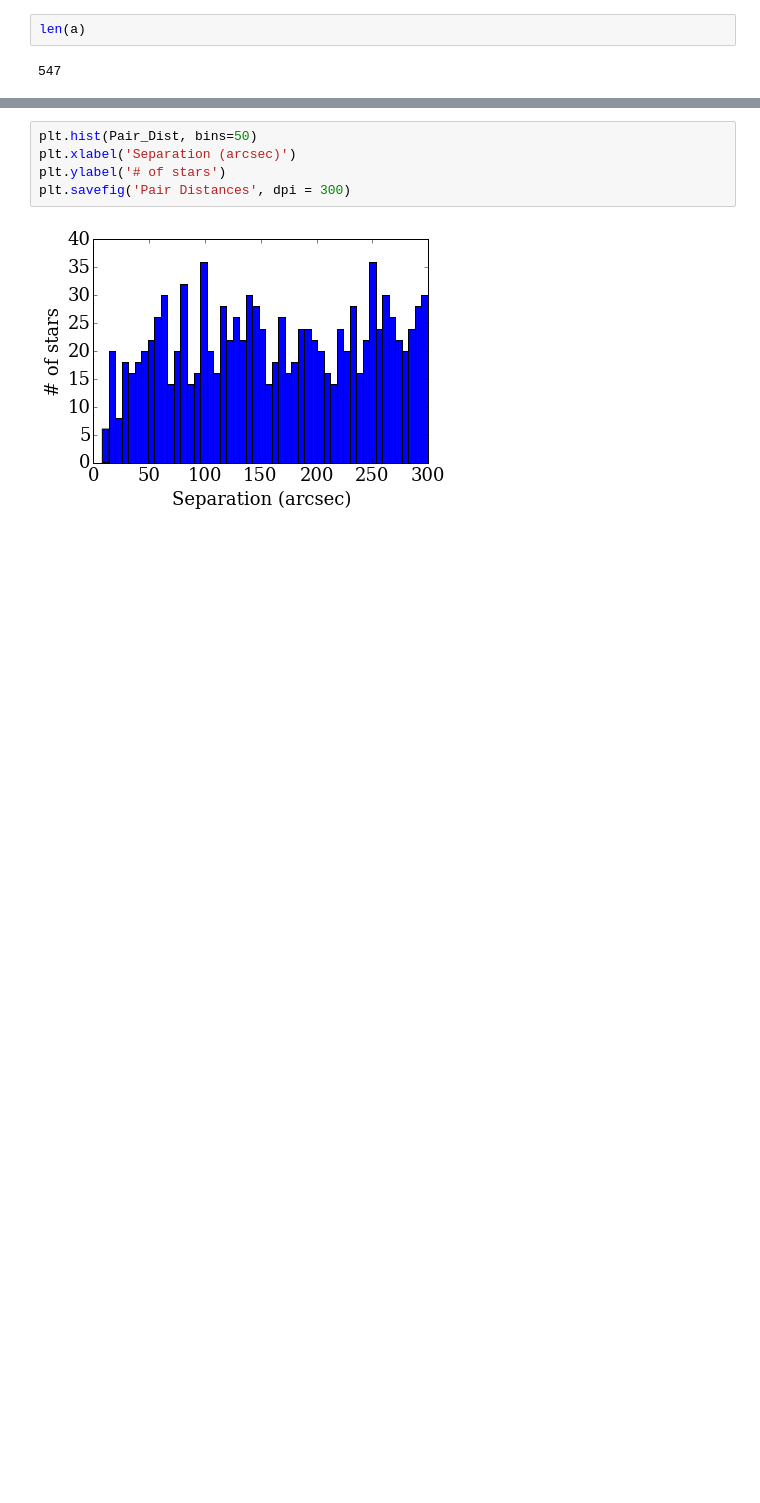
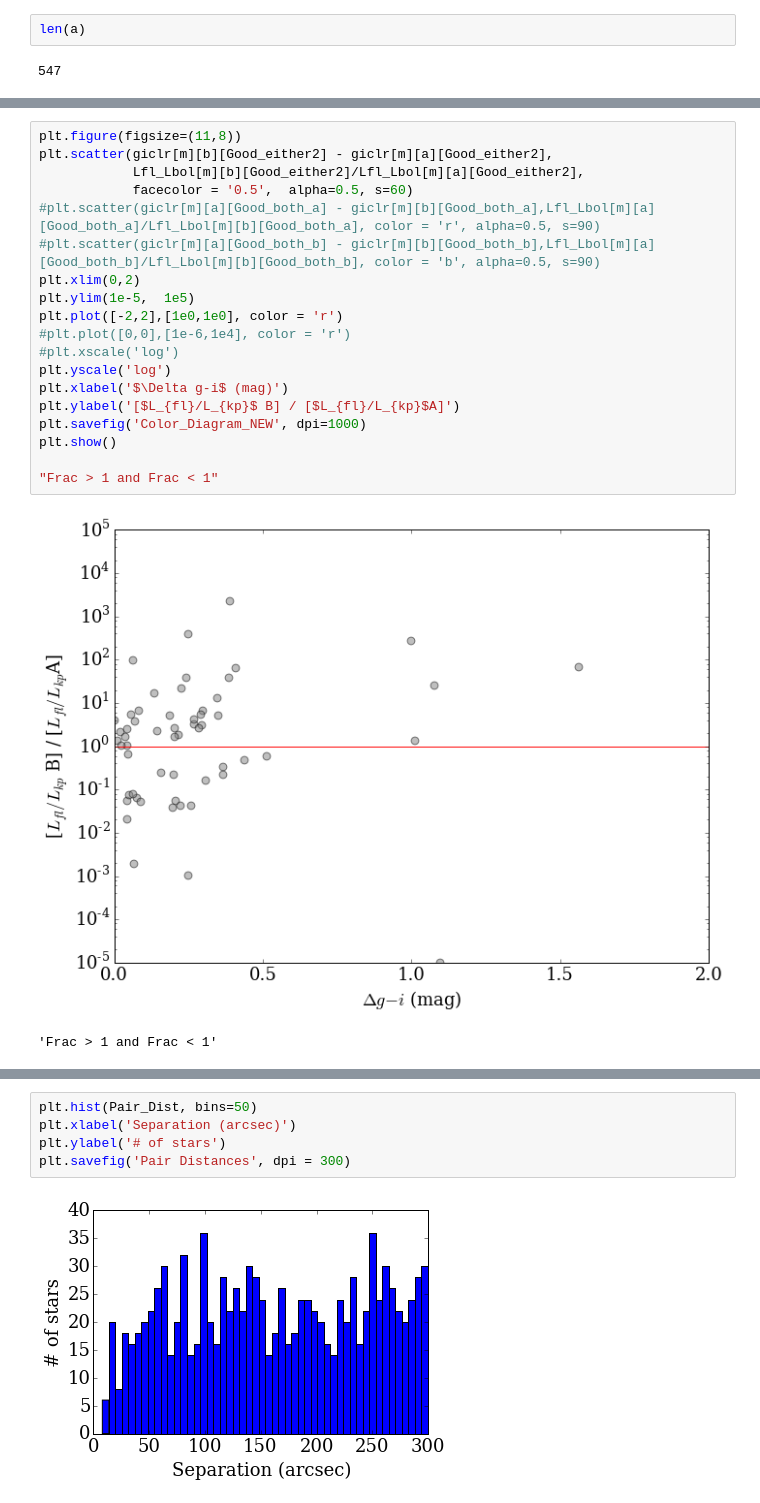
Before and after one commit to jradavenport/WideBinaryProject, a Jupyter notebook: WideBinarySearch.ipynb, the cells around one changed output, grey strips where cells are left out. Cells and saved outputs as stored; diff of their text form; blank space fills up the shorter version.

```diff
--- a/WideBinarySearch.ipynb
+++ b/WideBinarySearch.ipynb
@@ -163,0 +199,22 @@ plt.show()
+# %%
+plt.figure(figsize=(11,8))
+plt.scatter(giclr[m][b][Good_either2] - giclr[m][a][Good_either2],
+            Lfl_Lbol[m][b][Good_either2]/Lfl_Lbol[m][a][Good_either2],
+            facecolor = '0.5',  alpha=0.5, s=60)
+#plt.scatter(giclr[m][a][Good_both_a] - giclr[m][b][Good_both_a],Lfl_Lbol[m][a][Good_both_a]/Lfl_Lbol[m][b][Good_both_a], color = 'r', alpha=0.5, s=90)
+#plt.scatter(giclr[m][a][Good_both_b] - giclr[m][b][Good_both_b],Lfl_Lbol[m][a][Good_both_b]/Lfl_Lbol[m][b][Good_both_b], color = 'b', alpha=0.5, s=90)
+plt.xlim(0,2)
+plt.ylim(1e-5,  1e5)
+plt.plot([-2,2],[1e0,1e0], color = 'r')
+#plt.plot([0,0],[1e-6,1e4], color = 'r')
+#plt.xscale('log')
+plt.yscale('log')
+plt.xlabel('$\Delta g-i$ (mag)')
+plt.ylabel('[$L_{fl}/L_{kp}$ B] / [$L_{fl}/L_{kp}$A]')
+plt.savefig('Color_Diagram_NEW', dpi=1000)
+plt.show()
+
+"Frac > 1 and Frac < 1"
+# %% [output]
+[figure, added]
+'Frac > 1 and Frac < 1'
```
Also changed, not shown: parts of 30 cells of this notebook.
